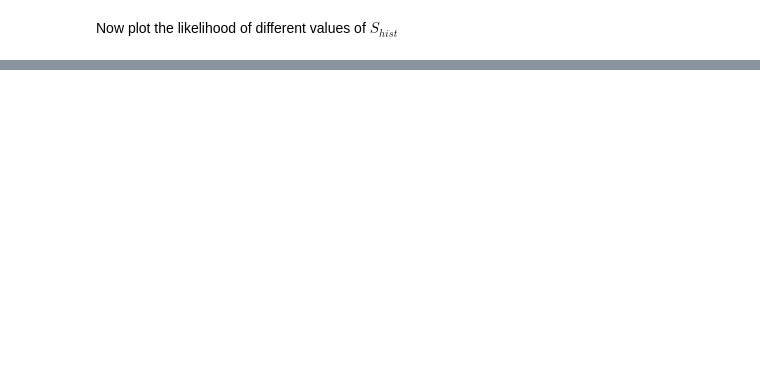
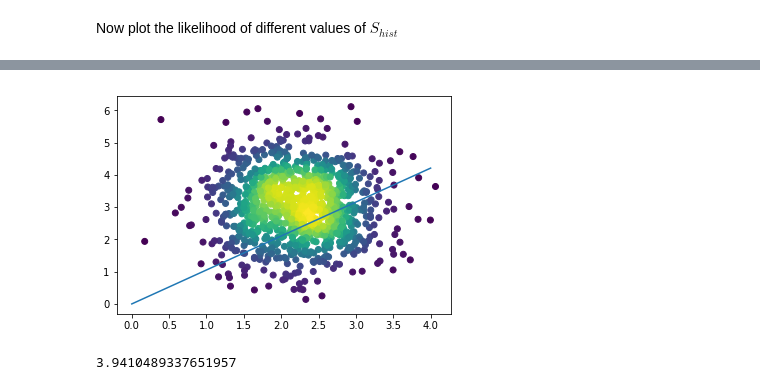
Before and after one commit to katemarvel/WCRP_ECS, a Jupyter notebook: ForwardModel.ipynb, the cells around one changed output, grey strips where cells are left out. Drawn from its saved outputs; the diff is of its cells as text; code cells hidden in the pictures; blank space fills up the shorter version.

```diff
--- a/ForwardModel.ipynb
+++ b/ForwardModel.ipynb
@@ -102,0 +161,24 @@ From paleo: We can reconstruct carbon dioxide (and thus forcing) and temperature
+# %%
+%%capture
+def plot_line_pliocene(S,ax=plt.gca()):
+    Fs = np.linspace(0,4,num=nsamp)
+
+    plt.plot(Fs,(S/F2x)*Fs)
+# %%
+dT_pliocene = np.random.normal(loc=3.0,scale=1.0,size=nsamp)
+dCO2_pliocene=np.random.normal(375.,scale=25.0,size=nsamp)
+dFCO2_pliocene=np.log(dCO2_pliocene/280.)/np.log(2.0)*F2x
+dF_pliocene=dFCO2_pliocene*(1+np.random.normal(.4,scale=0.1,size=nsamp))
+values_pliocene = np.zeros((2,nsamp))
+values_pliocene[1]=dT_pliocene
+values_pliocene[0]=dF_pliocene
+kde_pliocene = stats.gaussian_kde(values_pliocene)
+density_pliocene = kde_pliocene(values_pliocene)
+plt.scatter(dF_pliocene,dT_pliocene,c=density_pliocene)
+plot_line_pliocene(4)
+# %% [output]
+[figure, added]
+# %%
+np.max(dF_pliocene)
+# %% [output]
+3.9410489337651957
```
Also changed, not shown: parts of 14 cells of this notebook, 1 other file.
